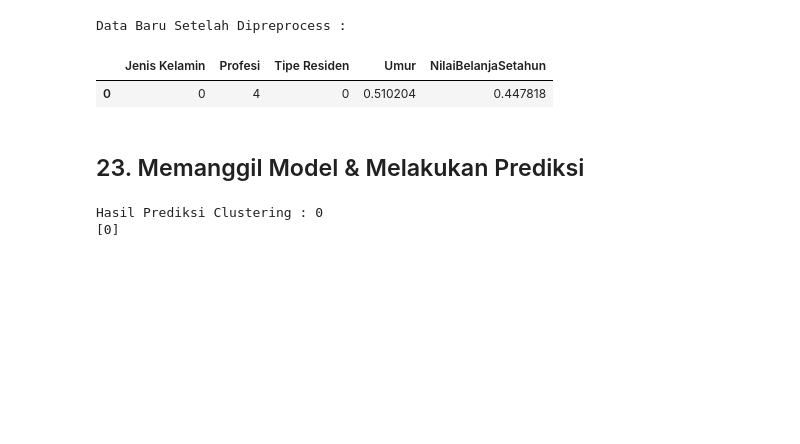
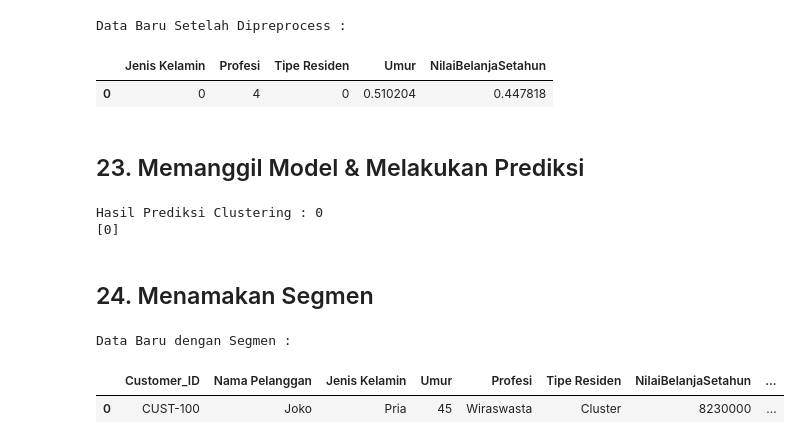
Before and after one commit to UsepSyaikalArifin/basic_machine_learning, a Jupyter notebook: data_science_in_marketing_customer_segmentation_with_python.ipynb, the cells around one changed output. Saved outputs shown, nothing was run; the diff lists cells and outputs as text; code cells hidden in the pictures; blank space fills up the shorter version.

Commit message:
Menamakan Segmen Untuk Data Baru

```diff
--- a/data_science_in_marketing_customer_segmentation_with_python.ipynb
+++ b/data_science_in_marketing_customer_segmentation_with_python.ipynb
@@ -966,0 +946,33 @@ Hasil Prediksi Clustering : 0
+# %% [markdown]
+<h2>24. Menamakan Segmen</h2>
+# %%
+# Membuat Fungsi Menamakan Segmen
+def menamakan_segmen(data_asli, clusters):
+
+  # Menggabungkan Cluster dan Data Asli
+  data_final = data_asli.copy()
+  # Menamakan Cluster
+  data_final['cluster'] = clusters
+
+  # Mapping Segmen
+  data_final['segmen'] = data_final['cluster'].map({
+      0: 'Diamond Senior Enterpreneur Member',
+      1: 'Gold Adults Freelance Member',
+      2: 'Silver Young Student Member',
+      3: 'Gold Senior Freelance Member',
+      4: 'Diamond Adults Enterpreneur Member'
+  })
+
+  # Return data_asli
+  return data_final
+
+# Menjalankan Fungsi Menamakan Segmen
+data_baru_dengan_segmen = menamakan_segmen(new_df, clusters)
+
+# Menampilkan Data Baru dengan Segmen
+print(f"Data Baru dengan Segmen : \n")
+display(data_baru_dengan_segmen)
+# %% [output]
+Data Baru dengan Segmen :
+|  | Customer_ID | Nama Pelanggan | Jenis Kelamin | Umur | Profesi | Tipe Residen | NilaiBelanjaSetahun | ... |
+| 0 | CUST-100 | Joko | Pria | 45 | Wiraswasta | Cluster | 8230000 | ... |
```
Also changed, not shown: parts of 1 cell of this notebook.
